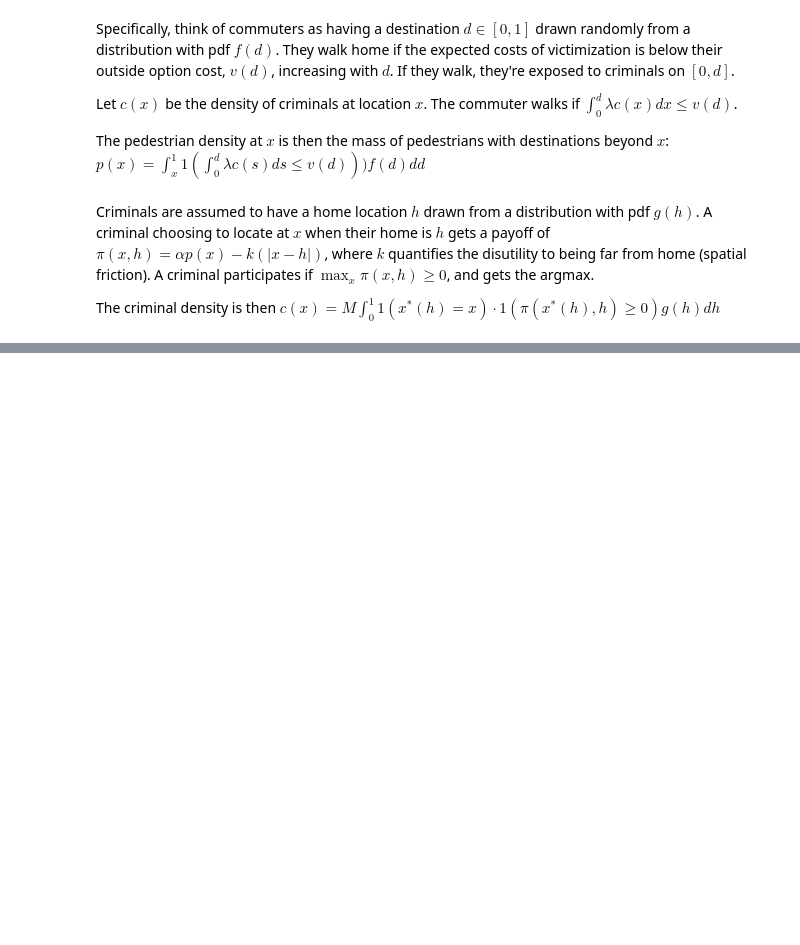
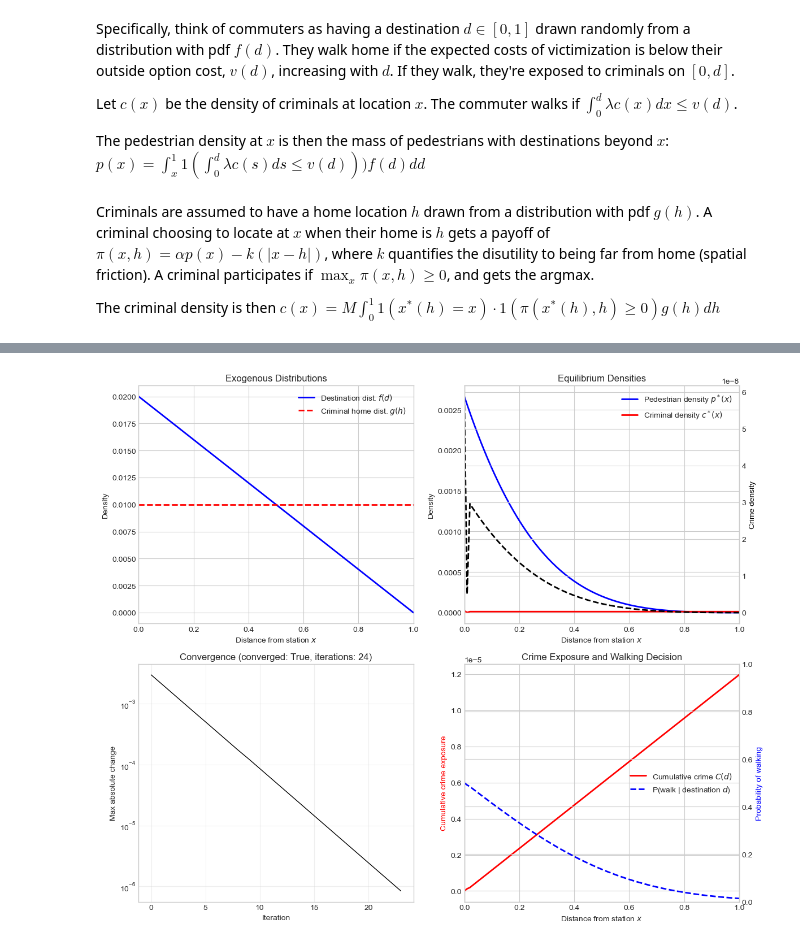
Before and after one commit to jacobmcl7/crime-and-night-tubes, a Jupyter notebook: Code/spatial_friction_model.ipynb, the cells around one changed output, grey strips where cells are left out. Saved outputs shown, nothing was run; the diff lists cells and outputs as text; code cells hidden in the pictures; blank space fills up the shorter version.

Commit message:
solve the basic model via iteration

```diff
--- a/Code/spatial_friction_model.ipynb
+++ b/Code/spatial_friction_model.ipynb
@@ -315,0 +299,11 @@ def calibration_objective(tau_guess, observed_te_data, params_base, dist_c, dist
+# %%
+result = solve_equilibrium(
+    x_grid, c_init, f_z, g_y,
+    omega=0.3,
+    tol=1e-6,
+    max_iter=1000,
+    verbose=True)
+
+c_star = result['c']
+p_star = result['p']
+crime_density = c_star * p_star
@@ -315,0 +314,66 @@ def calibration_objective(tau_guess, observed_te_data, params_base, dist_c, dist
+# %%
+fig, axes = plt.subplots(2, 2, figsize=(12, 10))
+
+# panel 1: input distributions
+ax1 = axes[0, 0]
+ax1.plot(x_grid, f_z, 'b-', linewidth=2, label='Destination dist. $f(d)$')
+ax1.plot(x_grid, g_y, 'r--', linewidth=2, label='Criminal home dist. $g(h)$')
+ax1.set_xlabel('Distance from station $x$')
+ax1.set_ylabel('Density')
+ax1.set_title('Exogenous Distributions')
+ax1.legend()
+ax1.set_xlim([0, 1])
+
+# panel 2: equilibrium densities
+ax2 = axes[0, 1]
+ax2_twin = ax2.twinx()
+ax2.plot(x_grid, p_star, 'b-', linewidth=2, label='Pedestrian density $p^*(x)$')
+ax2.plot(x_grid, c_star, 'r-', linewidth=2, label='Criminal density $c^*(x)$')
+ax2_twin.plot(x_grid, crime_density, 'k--', linewidth=2, label='Crime density $c^*(x) p^*(x)$')
+ax2.set_xlabel('Distance from station $x$')
+ax2.set_ylabel('Density')
+ax2.set_title('Equilibrium Densities')
+ax2_twin.set_ylabel('Crime density', color='k')
+ax2.legend()
+ax2.set_xlim([0, 1])
+
+# panel 3: convergence diagnostic
+ax3 = axes[1, 0]
+ax3.semilogy(result['error_history'], 'k-', linewidth=1)
+ax3.set_xlabel('Iteration')
+ax3.set_ylabel('Max absolute change')
+ax3.set_title(f"Convergence (converged: {result['converged']}, iterations: {result['iterations']})")
+ax3.grid(True, alpha=0.3)
+
+# panel 4: cumulative crime exposure and walking probability
+ax4 = axes[1, 1]
+
+# compute cumulative crime and walking probability for illustration
+cumulative_crime = np.zeros(N)
+for i in range(1, N):
+    cumulative_crime[i] = cumulative_crime[i-1] + 0.5 * (c_star[i-1] + c_star[i]) * (x_grid[1] - x_grid[0])
+
+tau_d = tau0 + tau1 * x_grid
+delta_d = mu * cumulative_crime - v - u0 + tau_d
+prob_walk = 1.0 - stats.norm.cdf(delta_d / sigma)
+
+ax4_twin = ax4.twinx()
+ax4.plot(x_grid, cumulative_crime, 'r-', linewidth=2, label='Cumulative crime $C(d)$')
+ax4_twin.plot(x_grid, prob_walk, 'b--', linewidth=2, label='P(walk | destination $d$)')
+
+ax4.set_xlabel('Distance from station $x$')
+ax4.set_ylabel('Cumulative crime exposure', color='r')
+ax4_twin.set_ylabel('Probability of walking', color='b')
+ax4.set_title('Crime Exposure and Walking Decision')
+ax4.set_xlim([0, 1])
+ax4_twin.set_ylim([0, 1])
+
+# combine legends
+lines1, labels1 = ax4.get_legend_handles_labels()
+lines2, labels2 = ax4_twin.get_legend_handles_labels()
+ax4.legend(lines1 + lines2, labels1 + labels2, loc='center right')
+
+plt.tight_layout()
+plt.show()
+# %% [output]
+[figure, added]
```
Also changed, not shown: parts of 29 cells of this notebook.
